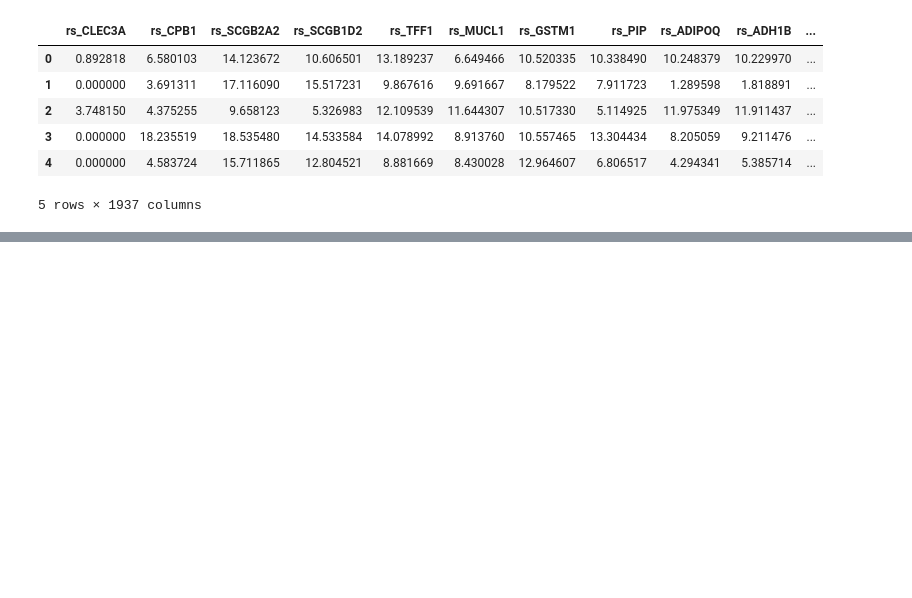
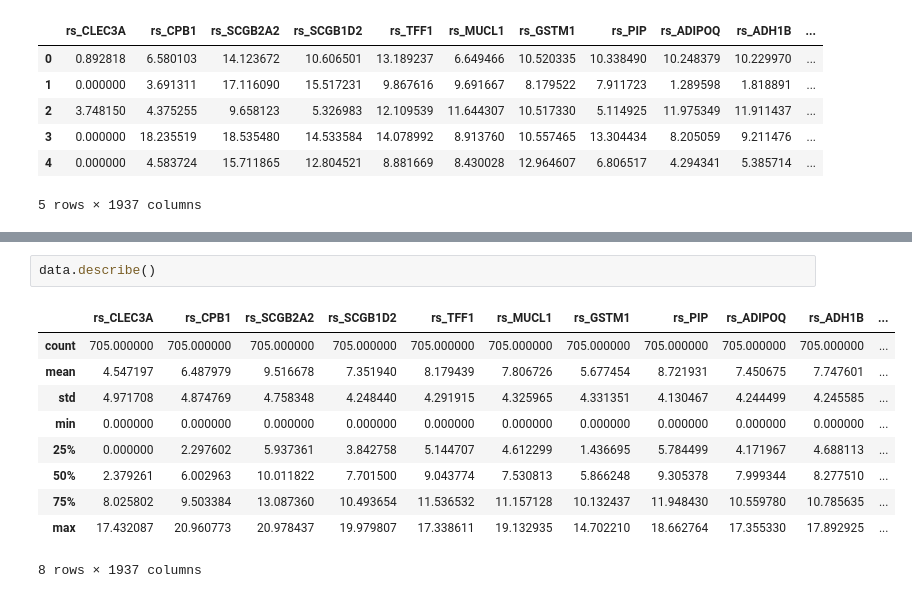
Before and after one commit to Cynthiachelangat/BreastCancer-classification, a Jupyter notebook: classify.ipynb, the cells around one changed output, grey strips where cells are left out. Cells and saved outputs as stored; diff of their text form; blank space fills up the shorter version.

```diff
--- a/classify.ipynb
+++ b/classify.ipynb
@@ -75,0 +117,13 @@ data.head()
+# %%
+data.describe()
+# %% [output]
+|  | rs_CLEC3A | rs_CPB1 | rs_SCGB2A2 | rs_SCGB1D2 | rs_TFF1 | rs_MUCL1 | rs_GSTM1 | rs_PIP | rs_ADIPOQ | rs_ADH1B | ... |
+| count | 705.000000 | 705.000000 | 705.000000 | 705.000000 | 705.000000 | 705.000000 | 705.000000 | 705.000000 | 705.000000 | 705.000000 | ... |
+| mean | 4.547197 | 6.487979 | 9.516678 | 7.351940 | 8.179439 | 7.806726 | 5.677454 | 8.721931 | 7.450675 | 7.747601 | ... |
+| std | 4.971708 | 4.874769 | 4.758348 | 4.248440 | 4.291915 | 4.325965 | 4.331351 | 4.130467 | 4.244499 | 4.245585 | ... |
+| min | 0.000000 | 0.000000 | 0.000000 | 0.000000 | 0.000000 | 0.000000 | 0.000000 | 0.000000 | 0.000000 | 0.000000 | ... |
+| 25% | 0.000000 | 2.297602 | 5.937361 | 3.842758 | 5.144707 | 4.612299 | 1.436695 | 5.784499 | 4.171967 | 4.688113 | ... |
+| 50% | 2.379261 | 6.002963 | 10.011822 | 7.701500 | 9.043774 | 7.530813 | 5.866248 | 9.305378 | 7.999344 | 8.277510 | ... |
+| 75% | 8.025802 | 9.503384 | 13.087360 | 10.493654 | 11.536532 | 11.157128 | 10.132437 | 11.948430 | 10.559780 | 10.785635 | ... |
+| max | 17.432087 | 20.960773 | 20.978437 | 19.979807 | 17.338611 | 19.132935 | 14.702210 | 18.662764 | 17.355330 | 17.892925 | ... |
+8 rows × 1937 columns
```
Also changed, not shown: parts of 6 cells of this notebook.
